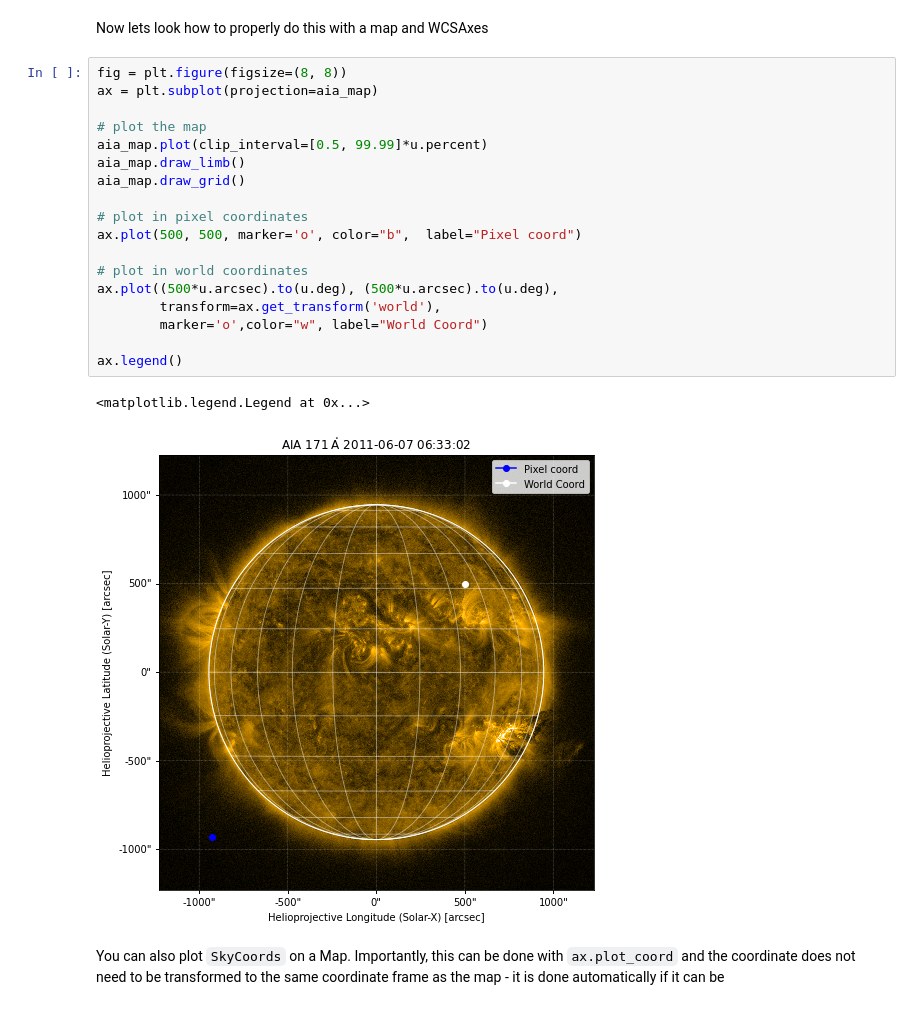
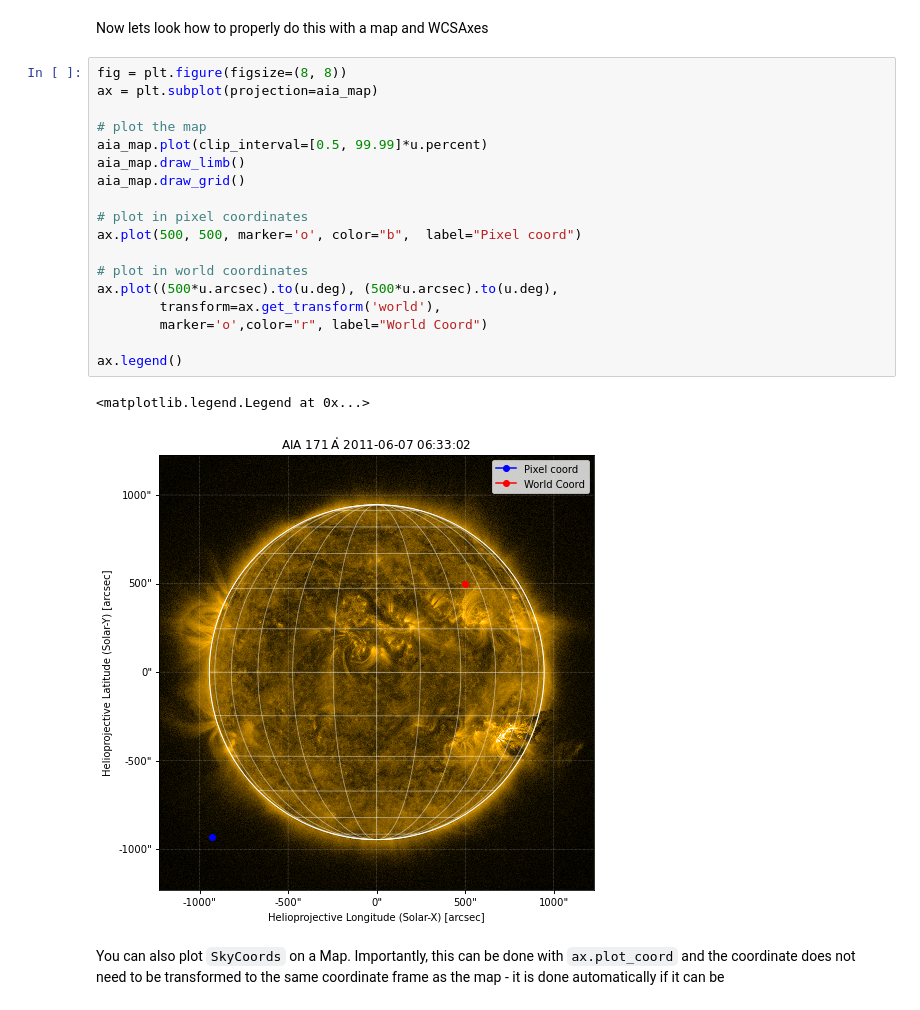
Before and after one commit to TCDSolar/STELLAR_SSW_tutorials, a Jupyter notebook: day1_solar_sources/solar_sources.ipynb, the cells around one changed output. Drawn from its saved outputs; the diff is of its cells as text.

```diff
--- a/day1_solar_sources/solar_sources.ipynb
+++ b/day1_solar_sources/solar_sources.ipynb
@@ -701,24 +653,24 @@ Now lets look how to properly do this with a map and WCSAxes
 # %%
 fig = plt.figure(figsize=(8, 8))
 ax = plt.subplot(projection=aia_map)
 
 # plot the map
 aia_map.plot(clip_interval=[0.5, 99.99]*u.percent)
 aia_map.draw_limb()
 aia_map.draw_grid()
 
 # plot in pixel coordinates
 ax.plot(500, 500, marker='o', color="b",  label="Pixel coord")
 
 # plot in world coordinates
 ax.plot((500*u.arcsec).to(u.deg), (500*u.arcsec).to(u.deg),
         transform=ax.get_transform('world'),
-        marker='o',color="w", label="World Coord")
+        marker='o',color="r", label="World Coord")
 
 ax.legend()
 # %% [output]
 <matplotlib.legend.Legend at 0x...>
-[figure, old version]
+[figure, new version]
 # %% [markdown]
 You can also plot `SkyCoords` on a Map. Importantly, this can be done with `ax.plot_coord` and the coordinate does not need to be transformed to the same coordinate frame as the map - it is done automatically if it can be
 # %%
```
Also changed, not shown: parts of 49 cells of this notebook.
